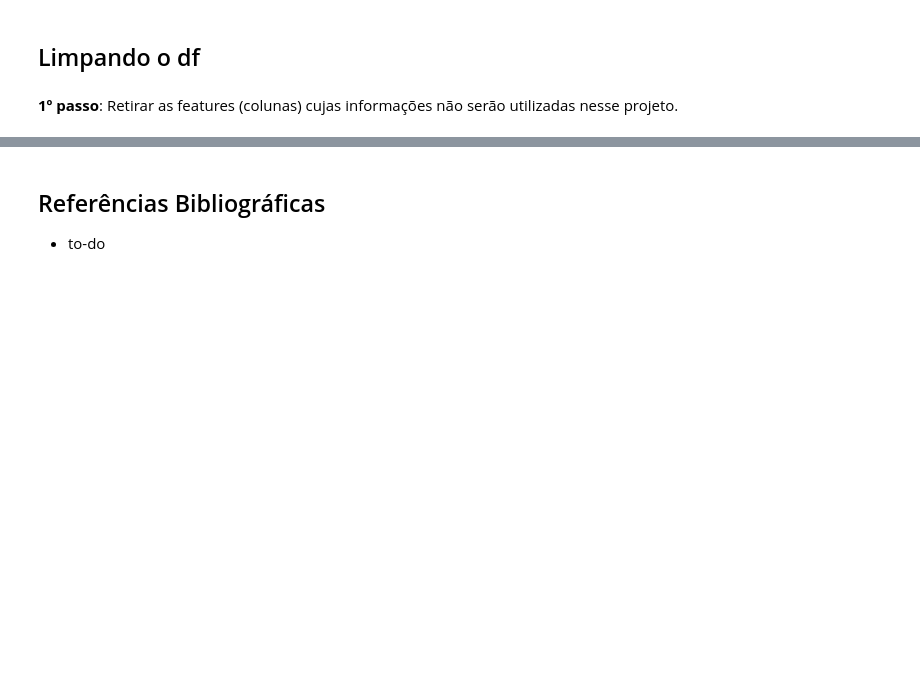
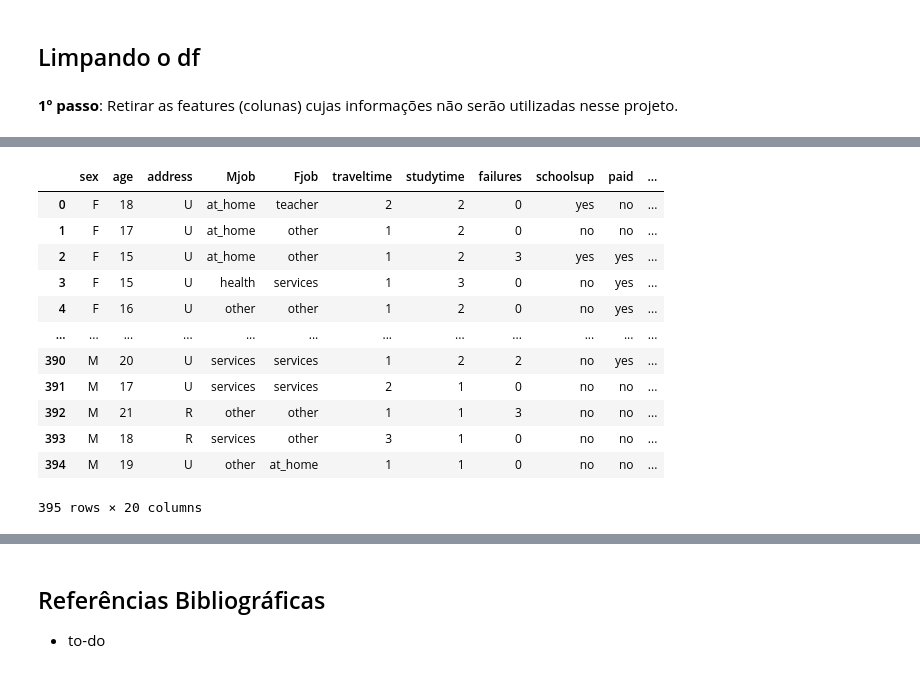
Before and after one commit to G3mha/why-students-fail-school, a Jupyter notebook: Project2.ipynb, the cells around one changed output, grey strips where cells are left out. Drawn from its saved outputs; the diff is of its cells as text; code cells hidden in the pictures; blank space fills up the shorter version.

```diff
--- a/Project2.ipynb
+++ b/Project2.ipynb
@@ -117,0 +164,22 @@ for
+# %%
+heritage = [] # iniciando a variável da feature nova
+for i in range(len(students.Medu)): # loop utilizando um index para identificar a linha de cada aluno
+    heritage.append(int(((students.Medu)[i] + (students.Fedu)[i])/2)) # adicionando a variável de score da feature nova
+# %%
+students['heritage'] = heritage
+students.drop(columns=['Medu', 'Fedu'], inplace=True)
+students
+# %% [output]
+|  | sex | age | address | Mjob | Fjob | traveltime | studytime | failures | schoolsup | paid | ... |
+| 0 | F | 18 | U | at_home | teacher | 2 | 2 | 0 | yes | no | ... |
+| 1 | F | 17 | U | at_home | other | 1 | 2 | 0 | no | no | ... |
+| 2 | F | 15 | U | at_home | other | 1 | 2 | 3 | yes | yes | ... |
+| 3 | F | 15 | U | health | services | 1 | 3 | 0 | no | yes | ... |
+| 4 | F | 16 | U | other | other | 1 | 2 | 0 | no | yes | ... |
+| ... | ... | ... | ... | ... | ... | ... | ... | ... | ... | ... | ... |
+| 390 | M | 20 | U | services | services | 1 | 2 | 2 | no | yes | ... |
+| 391 | M | 17 | U | services | services | 2 | 1 | 0 | no | no | ... |
+| 392 | M | 21 | R | other | other | 1 | 1 | 3 | no | no | ... |
+| 393 | M | 18 | R | services | other | 3 | 1 | 0 | no | no | ... |
+| 394 | M | 19 | U | other | at_home | 1 | 1 | 0 | no | no | ... |
+395 rows × 20 columns
```
Also changed, not shown: parts of 17 cells of this notebook.
